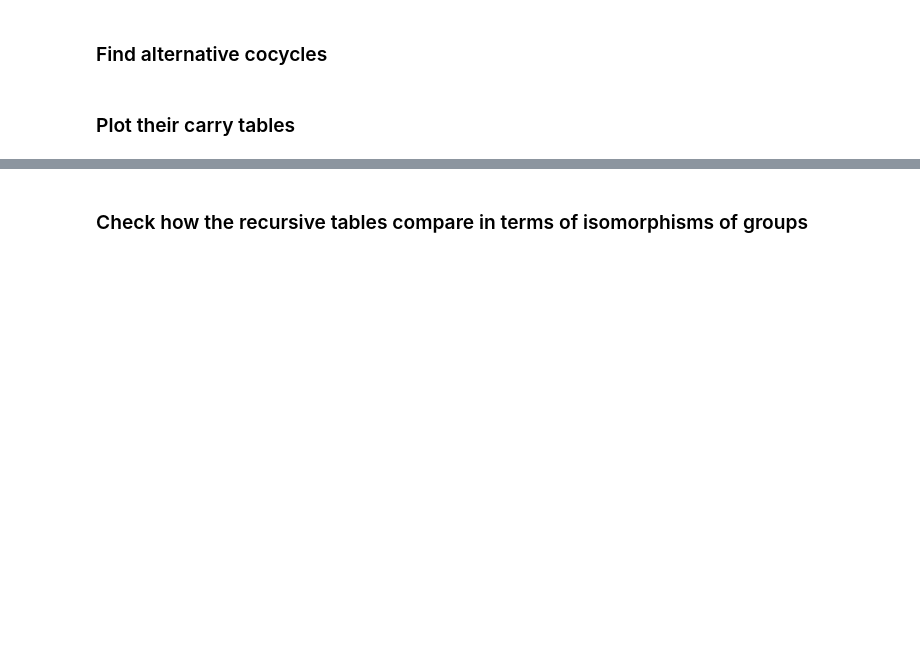
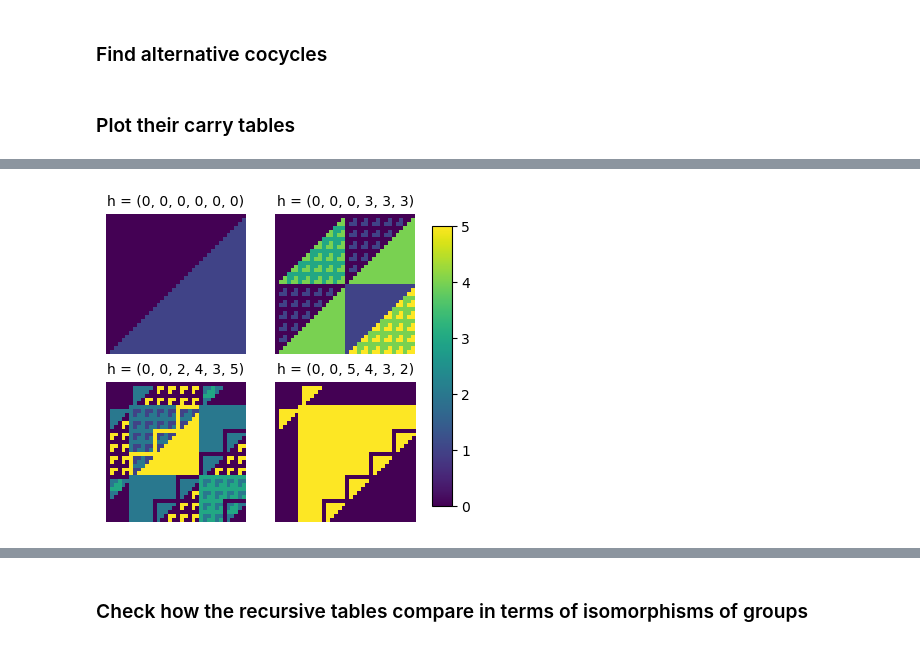
Before and after one commit to cutterdawes/BaseAddition, a Jupyter notebook: carry_tables.ipynb, the cells around one changed output, grey strips where cells are left out. Cells and saved outputs as stored; diff of their text form; code cells hidden in the pictures; blank space fills up the shorter version.

```diff
--- a/carry_tables.ipynb
+++ b/carry_tables.ipynb
@@ -116,0 +96,4 @@ show_tables(tables7, 7)
+# %%
+functions.show_tables(tables6, 6, depth=2)
+# %% [output]
+[figure, added]
```
Also changed, not shown: parts of 16 cells of this notebook, 1 other file.
